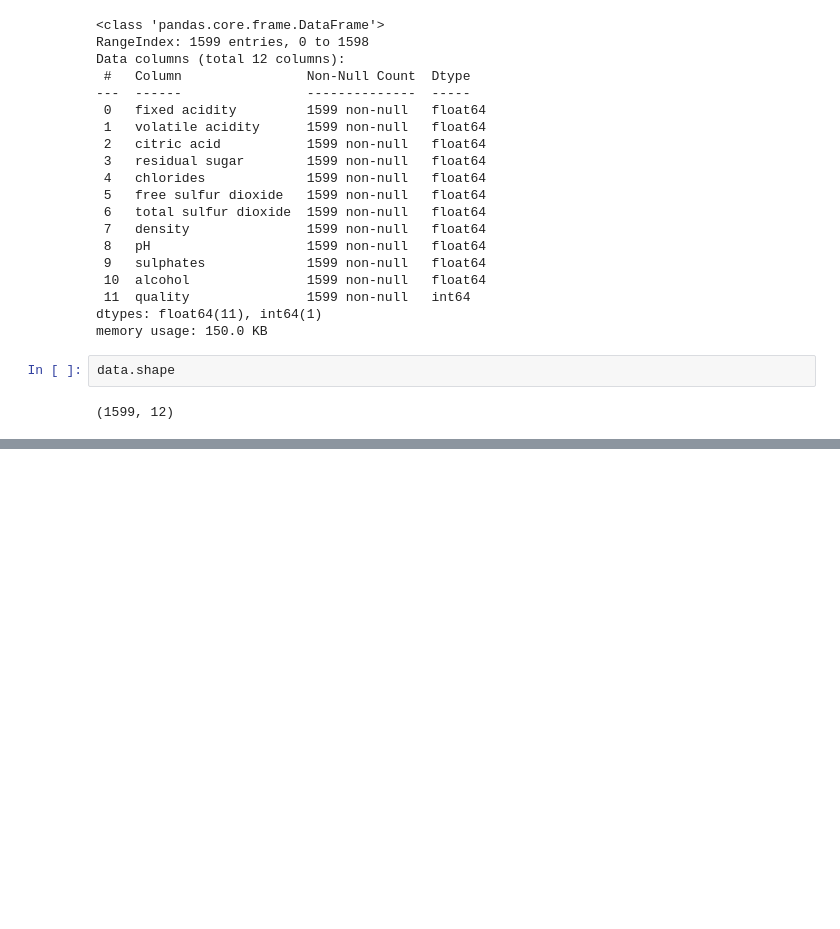
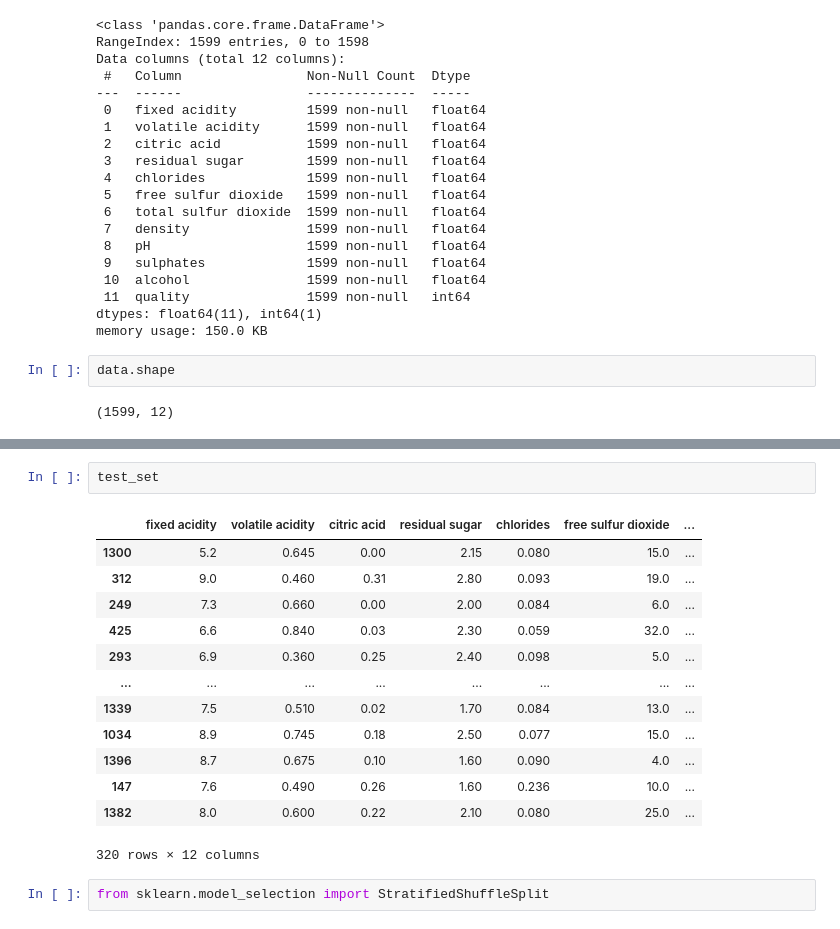
Before and after one commit to Animeshsinghiit/winequality_machine-learning, a Jupyter notebook: wine_quality.ipynb, the cells around one changed output, grey strips where cells are left out. Saved outputs shown, nothing was run; the diff lists cells and outputs as text; blank space fills up the shorter version.

```diff
--- a/wine_quality.ipynb
+++ b/wine_quality.ipynb
@@ -67,0 +117,18 @@ data.shape
+# %%
+test_set
+# %% [output]
+|  | fixed acidity | volatile acidity | citric acid | residual sugar | chlorides | free sulfur dioxide | ... |
+| 1300 | 5.2 | 0.645 | 0.00 | 2.15 | 0.080 | 15.0 | ... |
+| 312 | 9.0 | 0.460 | 0.31 | 2.80 | 0.093 | 19.0 | ... |
+| 249 | 7.3 | 0.660 | 0.00 | 2.00 | 0.084 | 6.0 | ... |
+| 425 | 6.6 | 0.840 | 0.03 | 2.30 | 0.059 | 32.0 | ... |
+| 293 | 6.9 | 0.360 | 0.25 | 2.40 | 0.098 | 5.0 | ... |
+| ... | ... | ... | ... | ... | ... | ... | ... |
+| 1339 | 7.5 | 0.510 | 0.02 | 1.70 | 0.084 | 13.0 | ... |
+| 1034 | 8.9 | 0.745 | 0.18 | 2.50 | 0.077 | 15.0 | ... |
+| 1396 | 8.7 | 0.675 | 0.10 | 1.60 | 0.090 | 4.0 | ... |
+| 147 | 7.6 | 0.490 | 0.26 | 1.60 | 0.236 | 10.0 | ... |
+| 1382 | 8.0 | 0.600 | 0.22 | 2.10 | 0.080 | 25.0 | ... |
+320 rows × 12 columns
+# %%
+from sklearn.model_selection import StratifiedShuffleSplit
```
Also changed, not shown: parts of 5 cells of this notebook.
